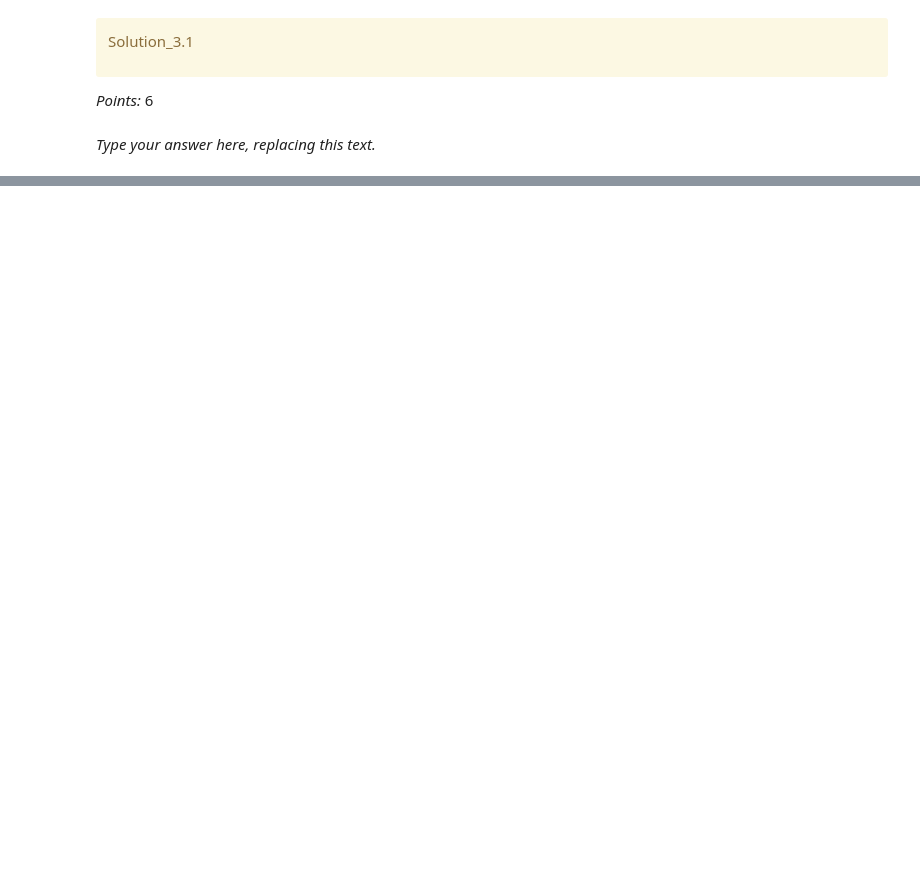
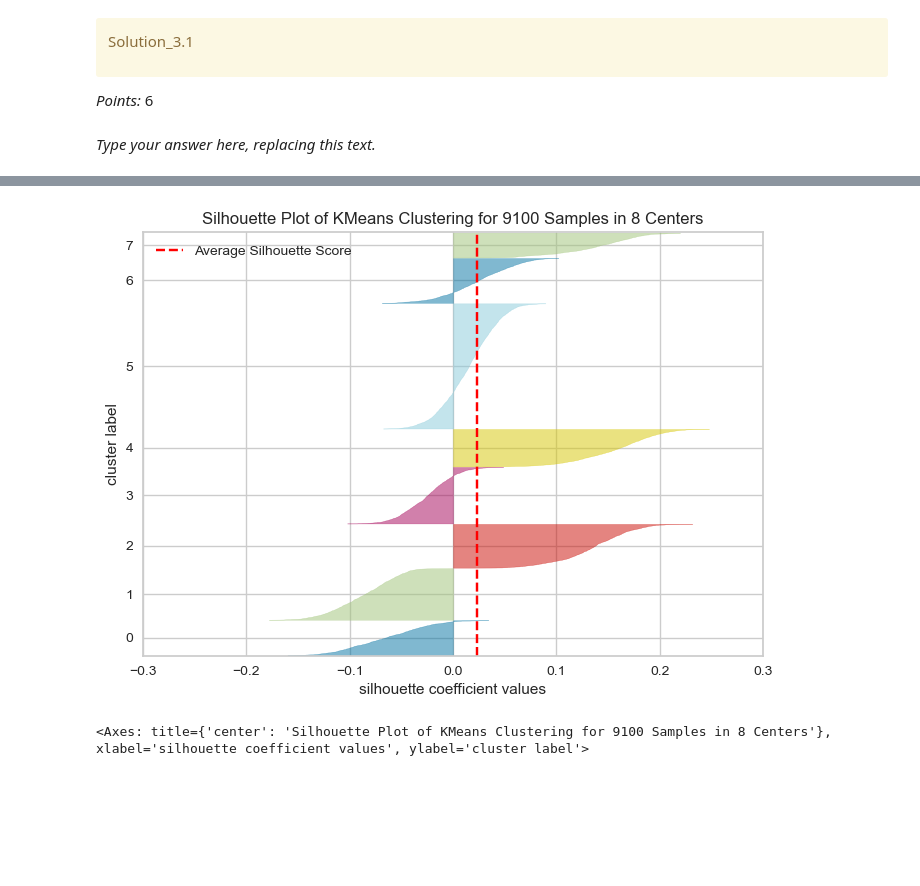
Before and after one commit to Dilu-Bilu/cs330-hw6, a Jupyter notebook: hw6 copy.ipynb, the cells around one changed output, grey strips where cells are left out. Saved outputs shown, nothing was run; the diff lists cells and outputs as text; code cells hidden in the pictures; blank space fills up the shorter version.

```diff
--- a/hw6 copy.ipynb
+++ b/hw6 copy.ipynb
@@ -970,3 +967,10 @@ Ellipsis
+# %%
+visualizer = SilhouetteVisualizer(kmeans_recp, colors='yellowbrick')
+visualizer.fit(embeddings)
+visualizer.show()
+# %% [output]
+[figure, added]
+<Axes: title={'center': 'Silhouette Plot of KMeans Clustering for 9100 Samples in 8 Centers'}, xlabel='silhouette coefficient values', ylabel='cluster label'>
 # %% [markdown]
 <!-- END QUESTION -->
 
```
Also changed, not shown: parts of 9 cells of this notebook.
